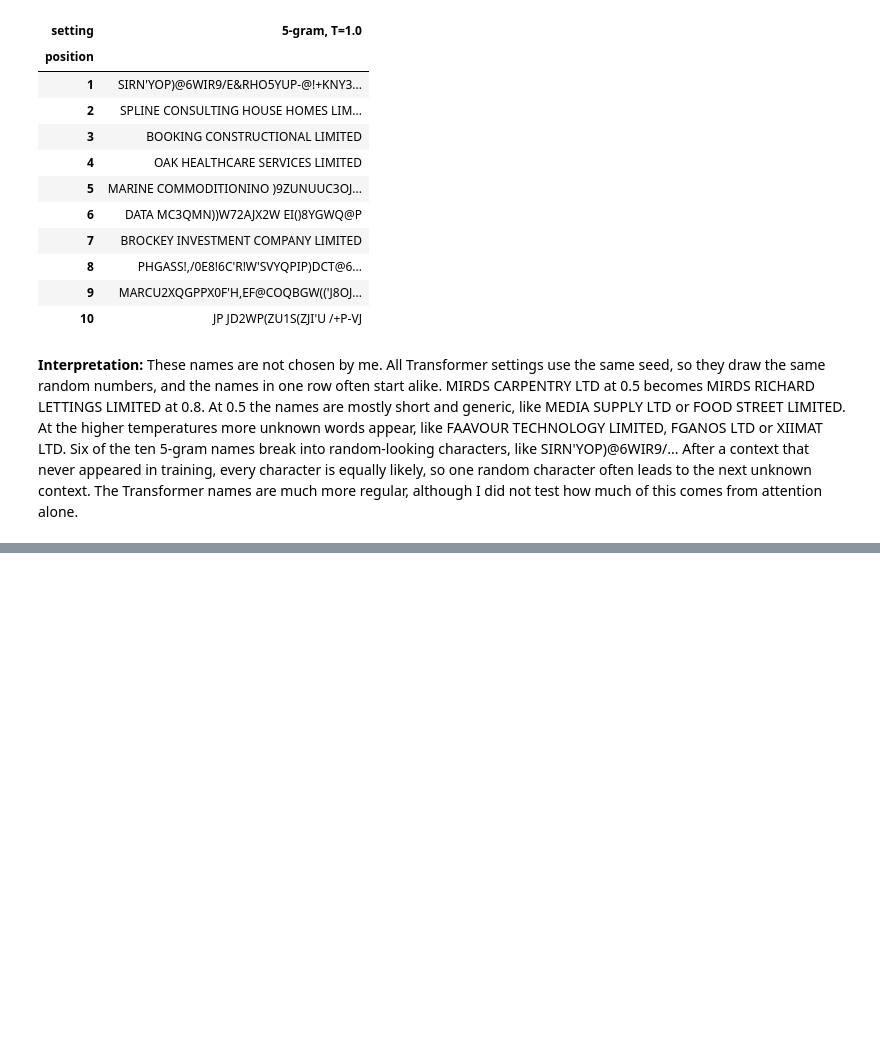
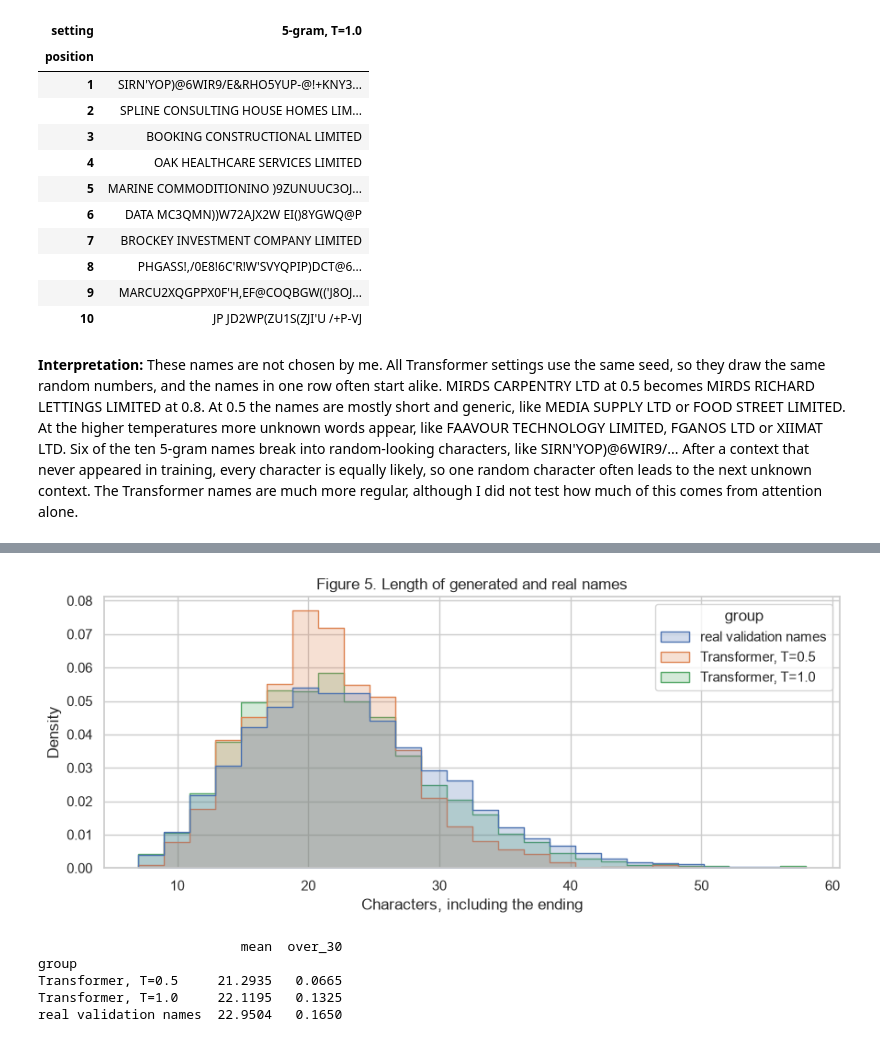
Before and after one commit to mauroreverberi/generative_ai_applications, a Jupyter notebook: generative_model.ipynb, the cells around one changed output, grey strips where cells are left out. Saved outputs shown, nothing was run; the diff lists cells and outputs as text; code cells hidden in the pictures; blank space fills up the shorter version.

```diff
--- a/generative_model.ipynb
+++ b/generative_model.ipynb
@@ -624,0 +785,24 @@ display(table[[f"{ngram.order}-gram, T=1.0"]])
+# %%
+fig, ax = plt.subplots(figsize=(9, 4))
+lengths = pd.concat([
+    pd.DataFrame({"group": "real validation names", "length": [len(n) for n in validation_names]}),
+    transformer.loc[transformer["temperature"].isin([0.5, 1.0]), ["temperature", "length"]]
+    .assign(group=lambda d: "Transformer, T=" + d["temperature"].astype(str))[["group", "length"]],
+])
+sns.histplot(data=lengths, x="length", hue="group", stat="density", common_norm=False,
+             element="step", binwidth=2, ax=ax)
+ax.set_title("Figure 5. Length of generated and real names")
+ax.set_xlabel("Characters, including the ending")
+ax.set_ylabel("Density")
+plt.tight_layout()
+plt.show()
+length_stats = lengths.groupby("group")["length"].agg(
+    mean="mean", over_30=lambda l: (l > 30).mean())
+print(length_stats.round(4).to_string())
+# %% [output]
+[figure, added]
+                          mean  over_30
+group
+Transformer, T=0.5     21.2935   0.0665
+Transformer, T=1.0     22.1195   0.1325
+real validation names  22.9504   0.1650
```
Also changed, not shown: parts of 28 cells of this notebook.
